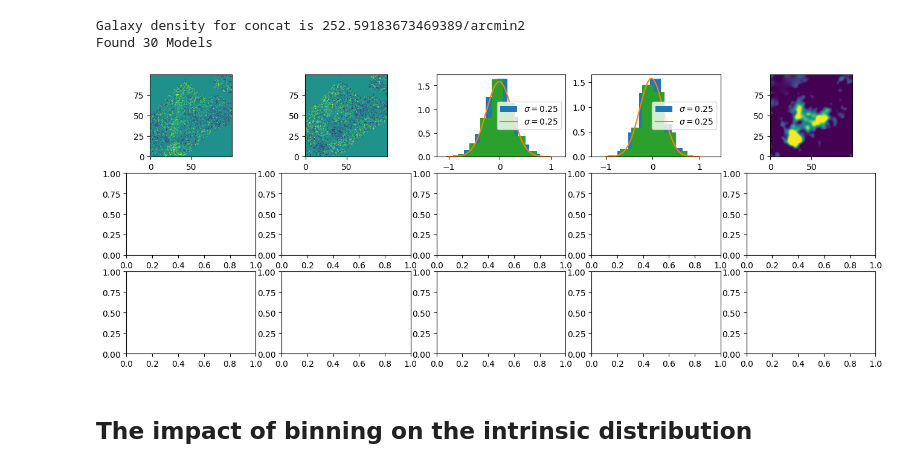
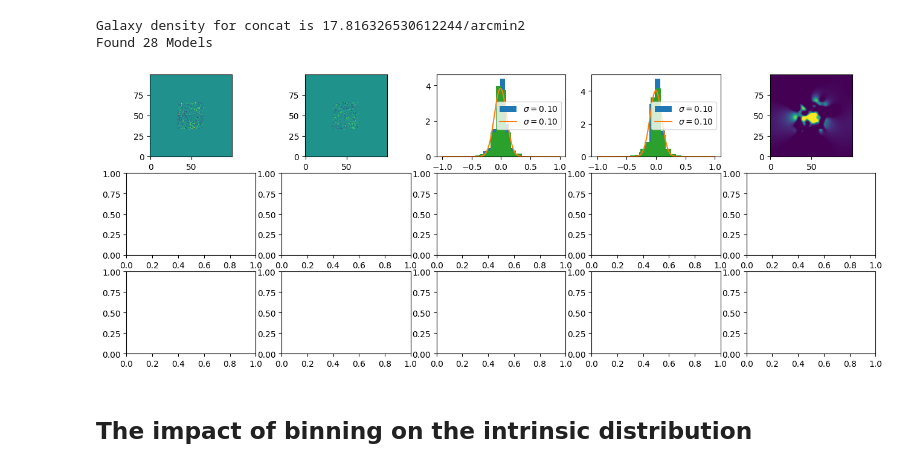
Before and after one commit to davidharvey1986/ml_a2744, a Jupyter notebook: notebooks/prepare_uncovers_data.ipynb, the cells around one changed output. Saved outputs shown, nothing was run; the diff lists cells and outputs as text; code cells hidden in the pictures.

```diff
--- a/notebooks/prepare_uncovers_data.ipynb
+++ b/notebooks/prepare_uncovers_data.ipynb
@@ -154,37 +153,37 @@ probabilities_noise = {}
 for ifx, ifilter in enumerate(filter_list):
 
 
-    all_models, seed_index =  get_model_names(model='tweakedalign_best',
+    all_models, seed_index =  get_model_names(model='best',
                                               load_model_args=args,
                                                include_str='nob1'
                                              )
 
     print(f"Found {len(all_models)} Models")
     models[ifilter] = all_models
 
     #repeat
     probabilities_filt = []
     probabilities_noise_filt = []
 
     with torch.no_grad():
 
         for imodel in tqdm(all_models):
             outputs_dict = imodel([torch.tensor(stacked,dtype=torch.float32)])
             probabilities_filt.append(torch.softmax( outputs_dict['classification'], dim=1 )[0,0])
             probabilities_noise_filt.append(torch.softmax( outputs_dict['classification'], dim=1 )[1:,0])
 
 
     probabilities_filt = torch.tensor( probabilities_filt).detach().numpy()
     probabilities_noise_filt =  torch.stack( probabilities_noise_filt).detach().numpy()
 
 
     probabilities[ifilter] = probabilities_filt
     probabilities_noise[ifilter] = probabilities_noise_filt
 pkl.dump([models, probabilities, probabilities_noise], open("pickles/model_on_data.pkl","wb"))
 # %% [output]
-Galaxy density for concat is 252.59183673469389/arcmin2
-Found 30 Models
+Galaxy density for concat is 17.816326530612244/arcmin2
+Found 28 Models
-[figure, old version]
+[figure, new version]
 # %% [markdown]
 ## The impact of binning on the intrinsic distribution
 # %%
```
Also changed, not shown: parts of 2 cells of this notebook, 8 other files.
